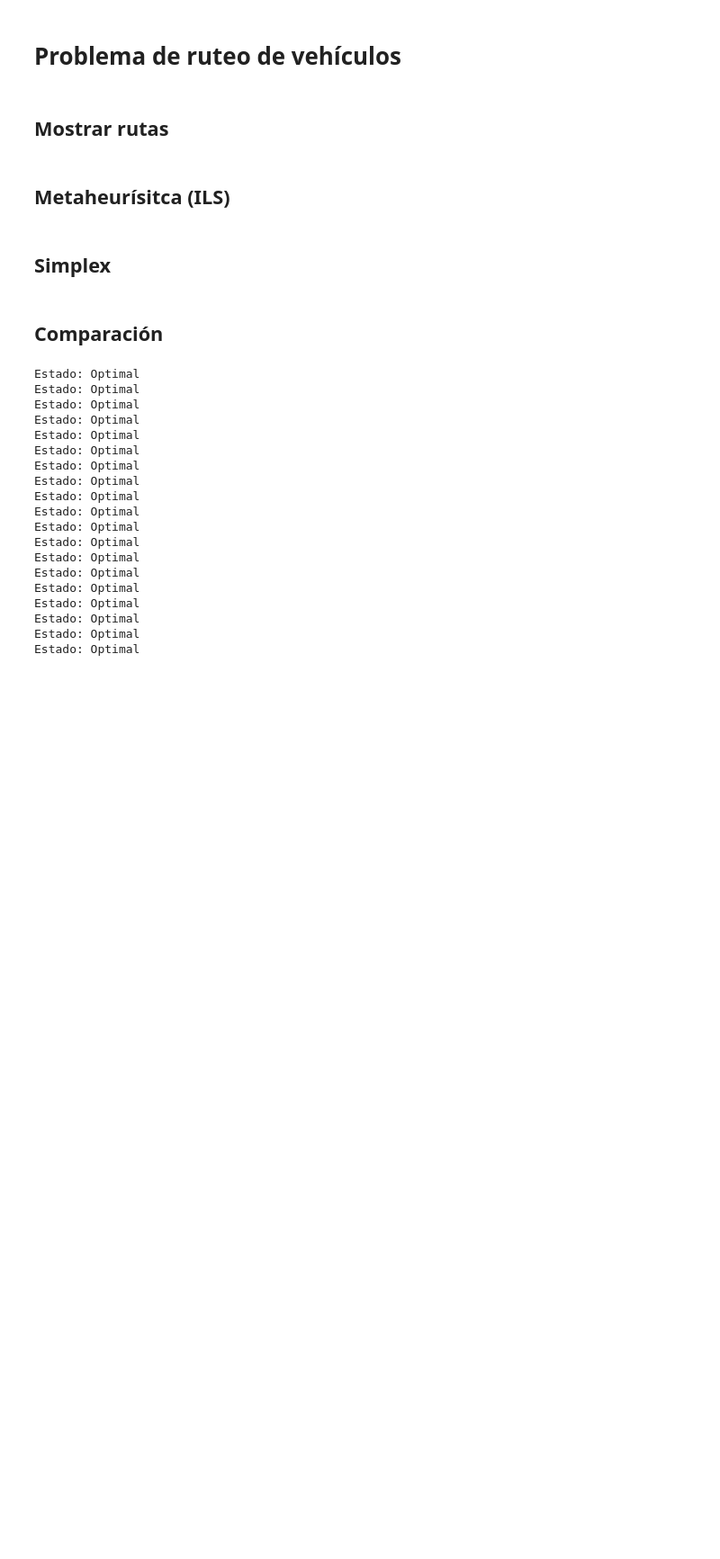
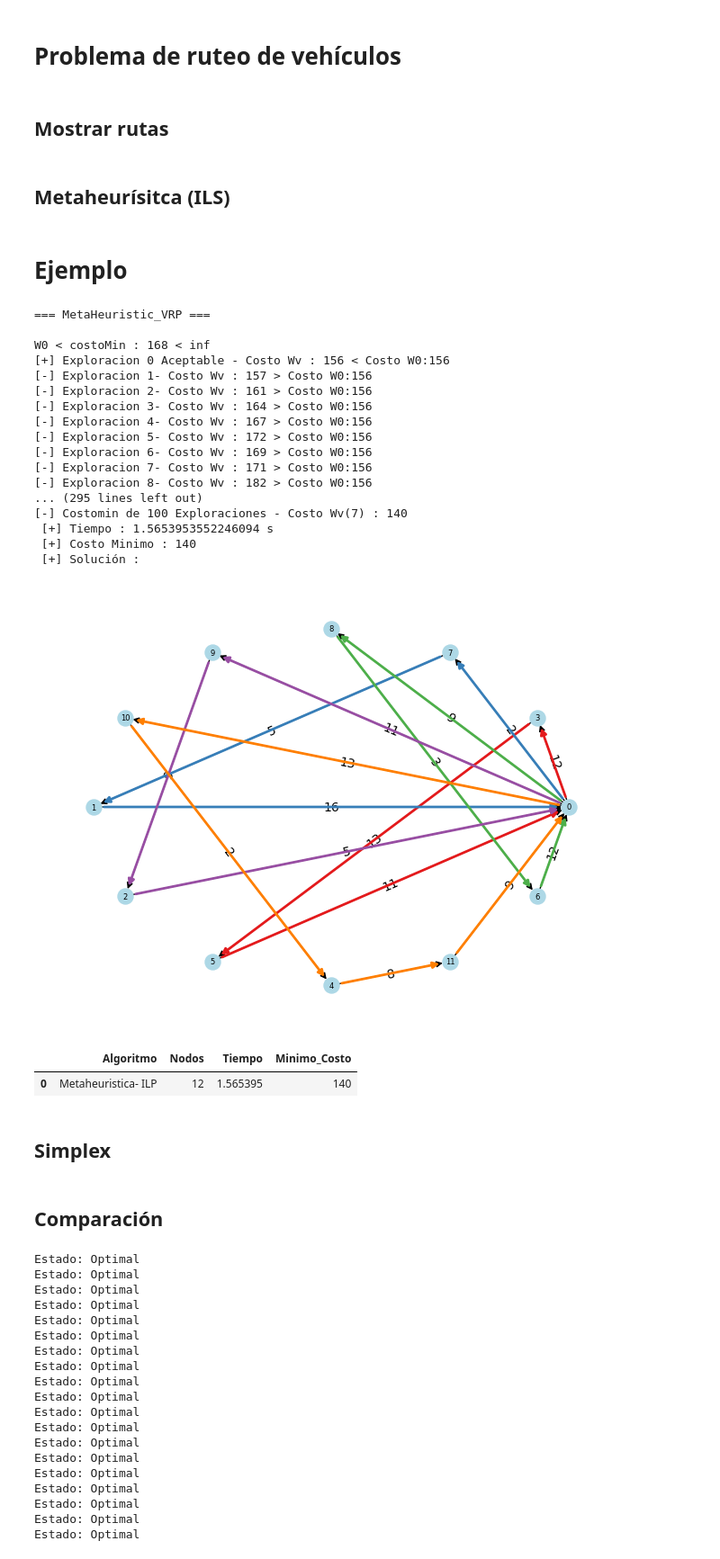
Before and after one commit to NaoDekoNeko/MateComputacional, a Jupyter notebook: EX_FINAL.ipynb, the cells around one changed output. Shown: that part at 90% size. Saved outputs shown, nothing was run; the diff lists cells and outputs as text; code cells hidden in the pictures; blank space fills up the shorter version.

```diff
--- a/EX_FINAL.ipynb
+++ b/EX_FINAL.ipynb
@@ -426,15 +428,6 @@ def generar_Xij(N, k, W,X_ant,costoMin,verbose=False):
 # Desactivar FutureWarnings de tabulate
 warnings.simplefilter(action='ignore', category=FutureWarning)
 
-def ImprimirDatos(N,W,k,X,verbose=True):
-  if verbose ==True:
-    print("Matriz Xij")
-    print(tabulate(X, tablefmt="fancy_grid"))
-  print(f"CheckRestriction :{CheckRestrictions(X, N, k)}")
-  print("Tabla de Valores")
-  print(tabulate([[X, W, k,]],headers=["Matriz Xij","Matrix Wij","k"], tablefmt="fancy_grid"))
-
-
 def FillResults_VRP(dic,nodos,tiempo,minCosto):
     dic["Nodos"].append(nodos)
     dic["Tiempo"].append(tiempo)
@@ -484,9 +477,39 @@ def MetaHeuristic_VRP(W, k, verbose = False):
       print(f" [+] Tiempo : {T_time} s")
       print(f" [+] Costo Minimo : {minCosto}")
       print(f" [+] Solución : \n\n")
-      ImprimirDatos(N,W,k,S)
       dibujar_grafo_con_pesos(S,W,k)
     return S,df_results
+# %% [markdown]
+# Ejemplo
+# %%
+N = 12
+W = Matriz_W(N)
+W0 = W
+
+k = 5
+X_sol,df_metaheuristica = MetaHeuristic_VRP(W0, k,verbose = True)
+df_metaheuristica
+# %% [output]
+=== MetaHeuristic_VRP ===
+
+W0 < costoMin : 168 < inf
+[+] Exploracion 0 Aceptable - Costo Wv : 156 < Costo W0:156
+[-] Exploracion 1- Costo Wv : 157 > Costo W0:156
+[-] Exploracion 2- Costo Wv : 161 > Costo W0:156
+[-] Exploracion 3- Costo Wv : 164 > Costo W0:156
+[-] Exploracion 4- Costo Wv : 167 > Costo W0:156
+[-] Exploracion 5- Costo Wv : 172 > Costo W0:156
+[-] Exploracion 6- Costo Wv : 169 > Costo W0:156
+[-] Exploracion 7- Costo Wv : 171 > Costo W0:156
+[-] Exploracion 8- Costo Wv : 182 > Costo W0:156
+... (295 lines left out)
+[-] Costomin de 100 Exploraciones - Costo Wv(7) : 140
+ [+] Tiempo : 1.5653953552246094 s
+ [+] Costo Minimo : 140
+ [+] Solución :
+[figure, added]
+|  | Algoritmo | Nodos | Tiempo | Minimo_Costo |
+| 0 | Metaheuristica- ILP | 12 | 1.565395 | 140 |
 # %% [markdown]
 ## Simplex
 # %%
```
Also changed, not shown: parts of 1 cell of this notebook.
